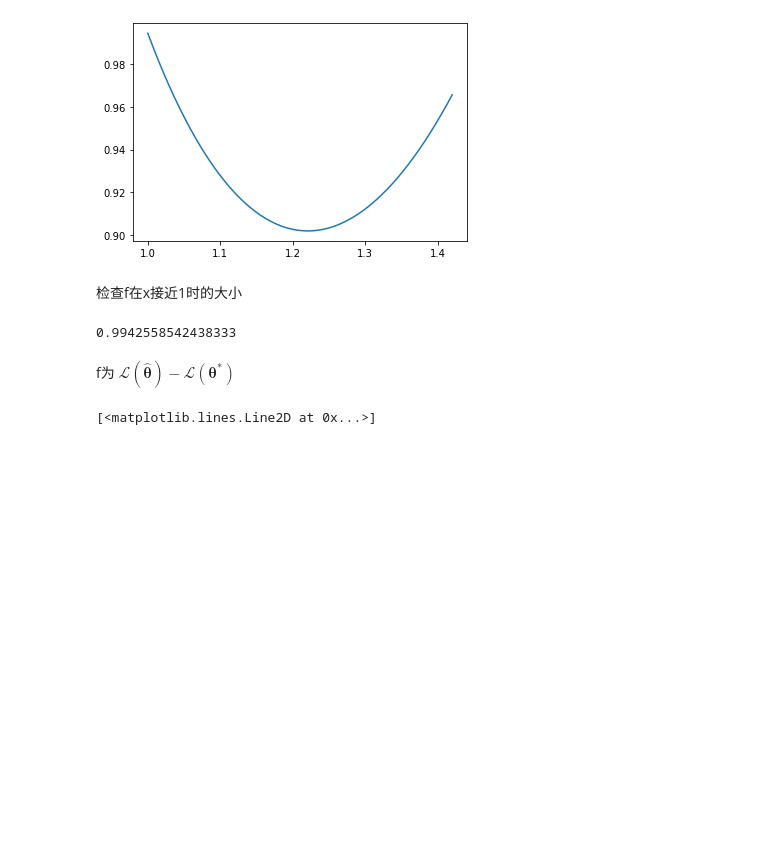
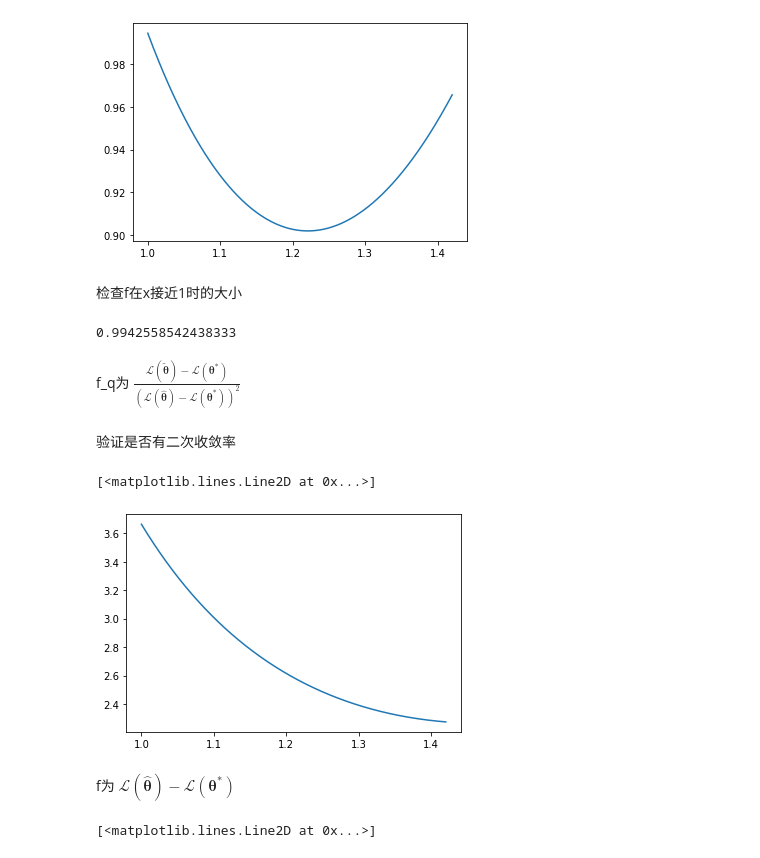
Before and after one commit to bbayukari/splicing-universal-experiment, a Jupyter notebook: prove/complexity.ipynb, the cells around one changed output. Saved outputs shown, nothing was run; the diff lists cells and outputs as text; code cells hidden in the pictures; blank space fills up the shorter version.

```diff
--- a/prove/complexity.ipynb
+++ b/prove/complexity.ipynb
@@ -30,6 +30,25 @@ plt.plot(x,y)
 f(1)
 # %% [output]
 0.9942558542438333
+# %% [markdown]
+f_q为 $\frac{\mathcal{L}(\tilde{\boldsymbol{\theta}})-\mathcal{L}(\boldsymbol{\theta}^*)}{(\mathcal{L}(\hat{\boldsymbol{\theta}})-\mathcal{L}(\boldsymbol{\theta}^*))^2} $
+# %%
+def f_q(x, y=None, z=None):
+    if y is None:
+        y=(1.42-x)*3/7
+    if z is None:
+        z=(x-1)/2
+    d = (1+math.sqrt(x))*math.sqrt((z+y)**2+(y+z*y+z**2+z)**2)
+    return (y**2+x*y**2/2+(2*y*z+x*y*z/2+y)*d+(x*z**2/2+z**2+x/2)*d**2) / (0.5-y**2-y*z-y-x*y**2/2-x*y*z-x*z**2/2-y*z-z**2)**2
+# %% [markdown]
+验证是否有二次收敛率
+# %%
+x = np.linspace(1,1.42,1000)
+y = np.array([f_q(i) for i in x])
+plt.plot(x,y)
+# %% [output]
+[<matplotlib.lines.Line2D at 0x...>]
+[figure, added]
 # %% [markdown]
 f为 $\mathcal{L}(\hat{\boldsymbol{\theta}})-\mathcal{L}(\boldsymbol{\theta}^*)$
 # %%
```
